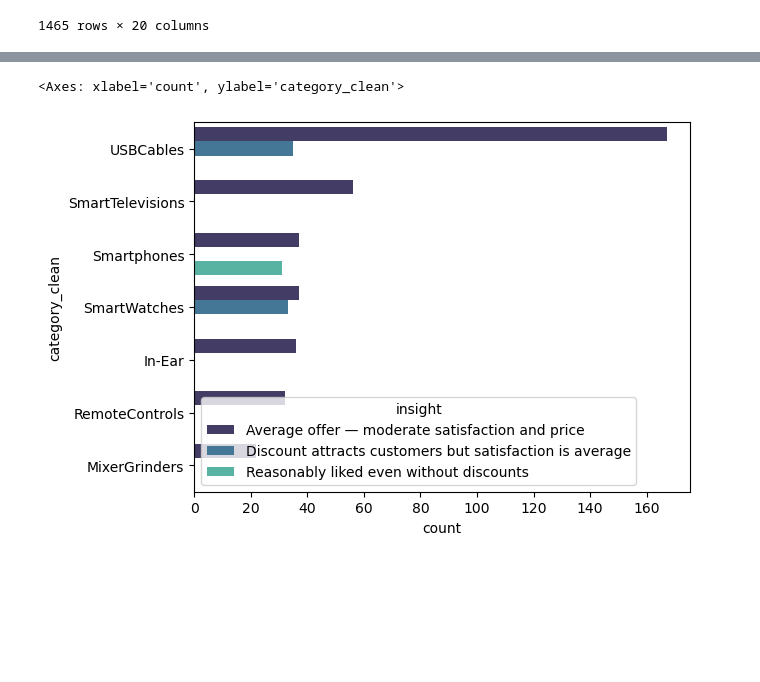
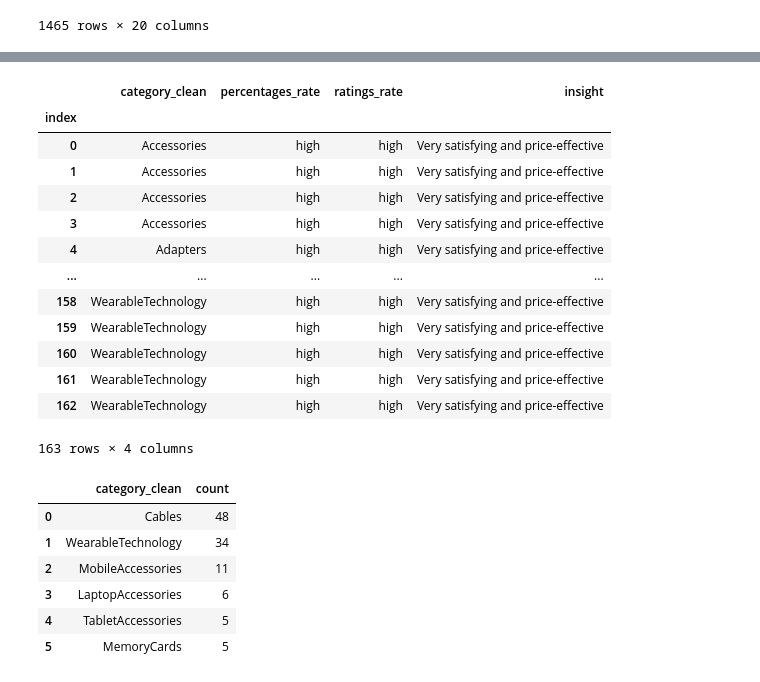
Before and after one commit to Mina-Makram-001/3_Amazon_Sales_Analysis_Project, a Jupyter notebook: 3_Business-Oriented_Questions/1_.ipynb, the cells around one changed output, grey strips where cells are left out. Saved outputs shown, nothing was run; the diff lists cells and outputs as text; code cells hidden in the pictures; blank space fills up the shorter version.

```diff
--- a/3_Business-Oriented_Questions/1_.ipynb
+++ b/3_Business-Oriented_Questions/1_.ipynb
@@ -229,5 +237,34 @@ Name: count, dtype: int64
-# %%
-sns.barplot(data=df_final, x= 'count', y='category_clean', hue='insight', palette='mako')
-# %% [output]
-<Axes: xlabel='count', ylabel='category_clean'>
-[figure, removed]
+# %%
+df_insight_sorted_high= df_insight_sorted[(df_insight_sorted['percentages_rate'] == 'high') & (df_insight_sorted['ratings_rate'] == 'high')].copy()
+df_index_h= df_insight_sorted_high.reset_index()
+df_index_h= df_index_h.drop(columns='index')
+df_index_h= df_index_h.reset_index()
+df_index_h= df_index_h.set_index('index')
+df_index_h
+# %% [output]
+|  | category_clean | percentages_rate | ratings_rate | insight |
+| index |  |  |  |  |
+| 0 | Accessories | high | high | Very satisfying and price-effective |
+| 1 | Accessories | high | high | Very satisfying and price-effective |
+| 2 | Accessories | high | high | Very satisfying and price-effective |
+| 3 | Accessories | high | high | Very satisfying and price-effective |
+| 4 | Adapters | high | high | Very satisfying and price-effective |
+| ... | ... | ... | ... | ... |
+| 158 | WearableTechnology | high | high | Very satisfying and price-effective |
+| 159 | WearableTechnology | high | high | Very satisfying and price-effective |
+| 160 | WearableTechnology | high | high | Very satisfying and price-effective |
+| 161 | WearableTechnology | high | high | Very satisfying and price-effective |
+| 162 | WearableTechnology | high | high | Very satisfying and price-effective |
+163 rows × 4 columns
+# %%
+count_h= df_index_h.value_counts('category_clean').head(6)
+count_h_df= count_h.reset_index()
+count_h_df
+# %% [output]
+|  | category_clean | count |
+| 0 | Cables | 48 |
+| 1 | WearableTechnology | 34 |
+| 2 | MobileAccessories | 11 |
+| 3 | LaptopAccessories | 6 |
+| 4 | TabletAccessories | 5 |
+| 5 | MemoryCards | 5 |
```
Also changed, not shown: parts of 17 cells of this notebook, 4 other files.
